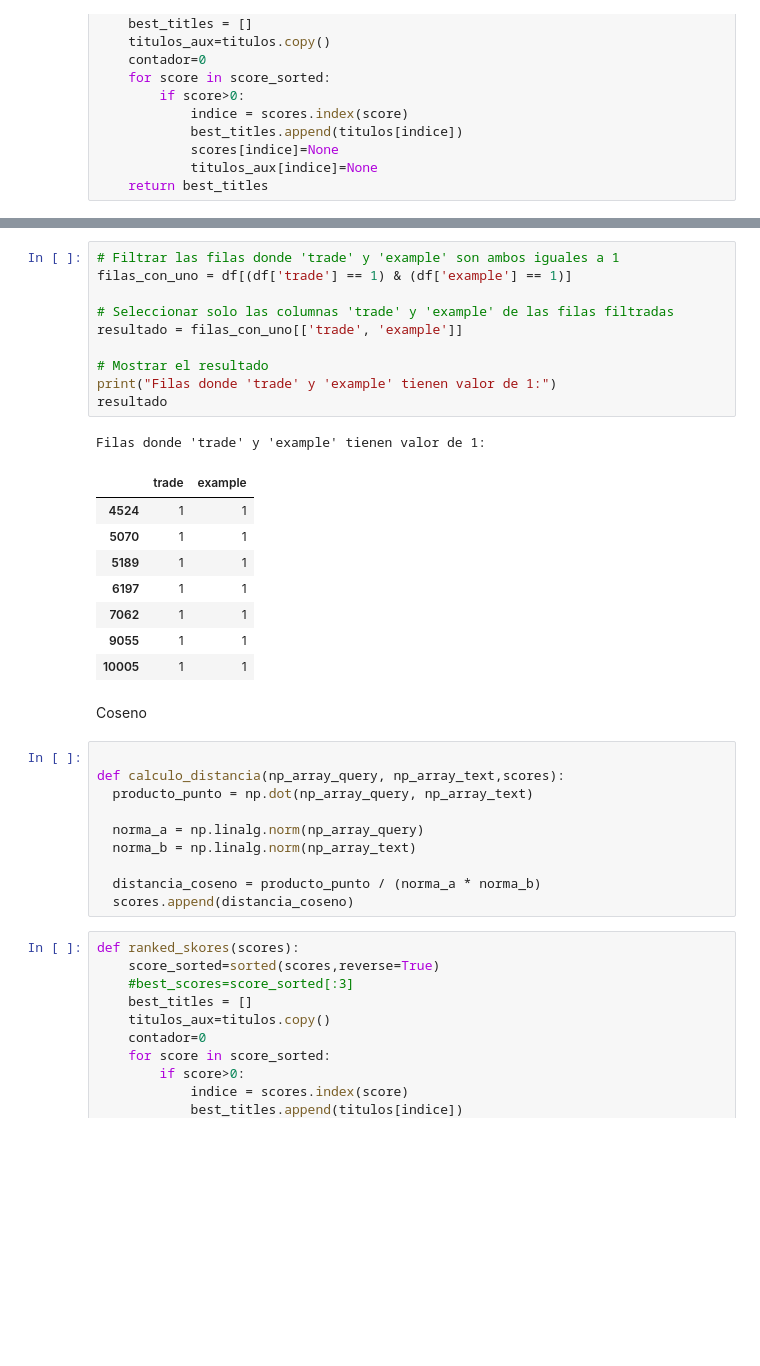
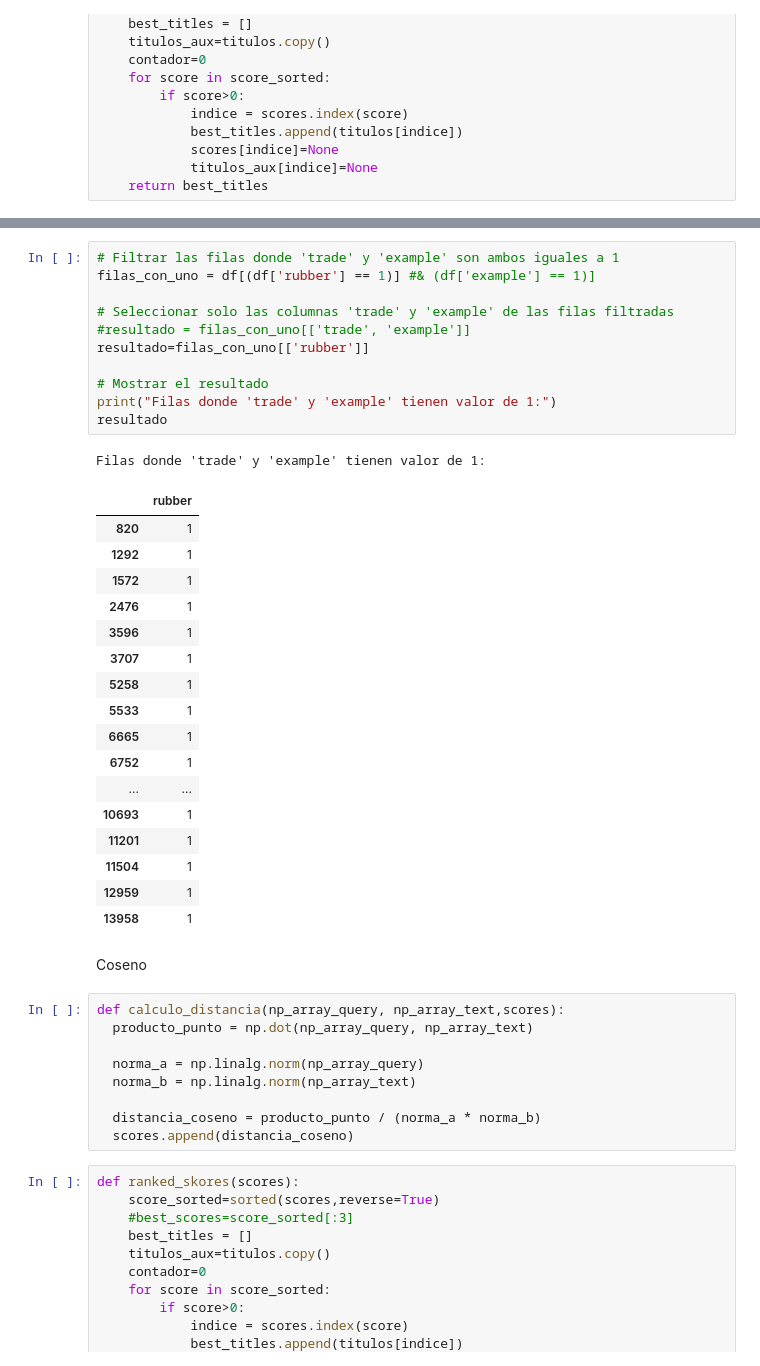
Before and after one commit to Pinkylml/eureka, a Jupyter notebook: proj01.ipynb, the cells around one changed output, grey strips where cells are left out. Drawn from its saved outputs; the diff is of its cells as text; blank space fills up the shorter version.

```diff
--- a/proj01.ipynb
+++ b/proj01.ipynb
@@ -230,27 +232,36 @@ Mejor titulo:  11384
 # %%
 # Filtrar las filas donde 'trade' y 'example' son ambos iguales a 1
-filas_con_uno = df[(df['trade'] == 1) & (df['example'] == 1)]
+filas_con_uno = df[(df['rubber'] == 1)] #& (df['example'] == 1)]
 
 # Seleccionar solo las columnas 'trade' y 'example' de las filas filtradas
-resultado = filas_con_uno[['trade', 'example']]
+#resultado = filas_con_uno[['trade', 'example']]
+resultado=filas_con_uno[['rubber']]
 
 # Mostrar el resultado
 print("Filas donde 'trade' y 'example' tienen valor de 1:")
 resultado
 # %% [output]
 Filas donde 'trade' y 'example' tienen valor de 1:
-|  | trade | example |
-| 4524 | 1 | 1 |
-| 5070 | 1 | 1 |
-| 5189 | 1 | 1 |
-| 6197 | 1 | 1 |
-| 7062 | 1 | 1 |
-| 9055 | 1 | 1 |
-| 10005 | 1 | 1 |
+|  | rubber |
+| 820 | 1 |
+| 1292 | 1 |
+| 1572 | 1 |
+| 2476 | 1 |
+| 3596 | 1 |
+| 3707 | 1 |
+| 5258 | 1 |
+| 5533 | 1 |
+| 6665 | 1 |
+| 6752 | 1 |
+| ... | ... |
+| 10693 | 1 |
+| 11201 | 1 |
+| 11504 | 1 |
+| 12959 | 1 |
+| 13958 | 1 |
 # %% [markdown]
 Coseno
 # %%
-
 def calculo_distancia(np_array_query, np_array_text,scores):
   producto_punto = np.dot(np_array_query, np_array_text)
 
```
Also changed, not shown: parts of 15 cells of this notebook, 23 other files.
